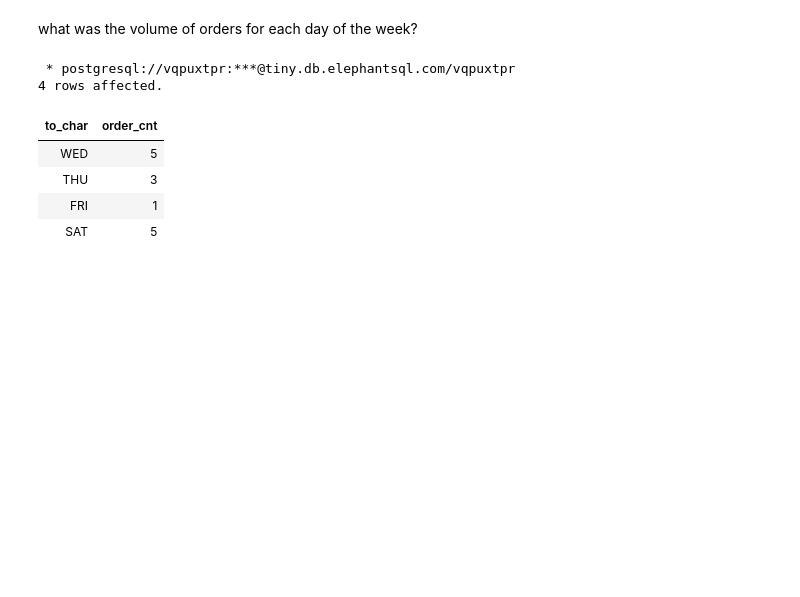
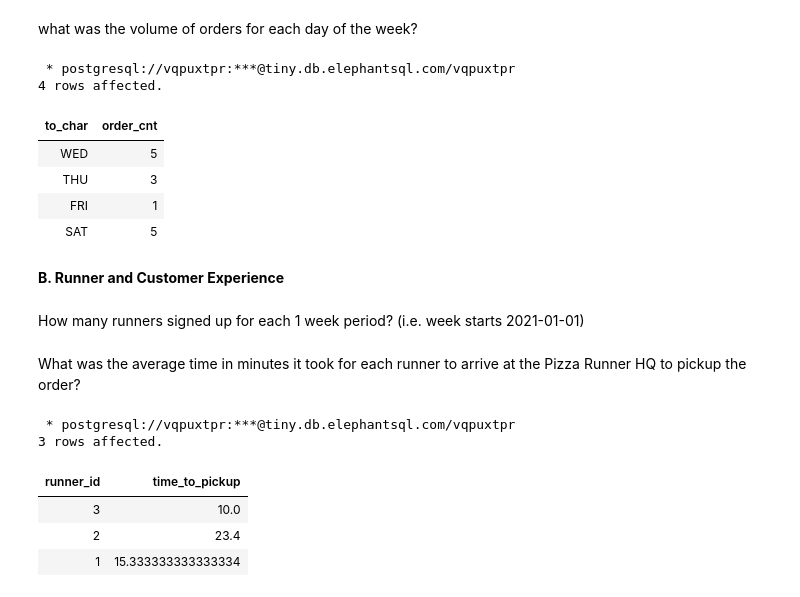
Before and after one commit to ishank296/8weekssqlchallenge, a Jupyter notebook: case_study_02.ipynb, the cells around one changed output. Cells and saved outputs as stored; diff of their text form; code cells hidden in the pictures; blank space fills up the shorter version.

```diff
--- a/case_study_02.ipynb
+++ b/case_study_02.ipynb
@@ -378,3 +375,26 @@ order by extract(DOW from order_time)
 | THU | 3 |
 | FRI | 1 |
 | SAT | 5 |
+# %% [markdown]
+**B. Runner and Customer Experience**
+# %% [markdown]
+How many runners signed up for each 1 week period? (i.e. week starts 2021-01-01)
+# %% [markdown]
+What was the average time in minutes it took for each runner to arrive at the Pizza Runner HQ to pickup the order?
+# %%
+%%sql
+select runner_id,
+       avg(date_part('minute',pickup_time::timestamp-order_time::timestamp))
+       time_to_pickup
+from runner_orders ro
+  inner join customer_orders co
+on ro.order_id = co.order_id
+where trim(duration) not in ('null','')
+group by runner_id
+# %% [output]
+ * postgresql://vqpuxtpr:***@tiny.db.elephantsql.com/vqpuxtpr
+3 rows affected.
+| runner_id | time_to_pickup |
+| 3 | 10.0 |
+| 2 | 23.4 |
+| 1 | 15.333333333333334 |
```
Also changed, not shown: parts of 9 cells of this notebook.
